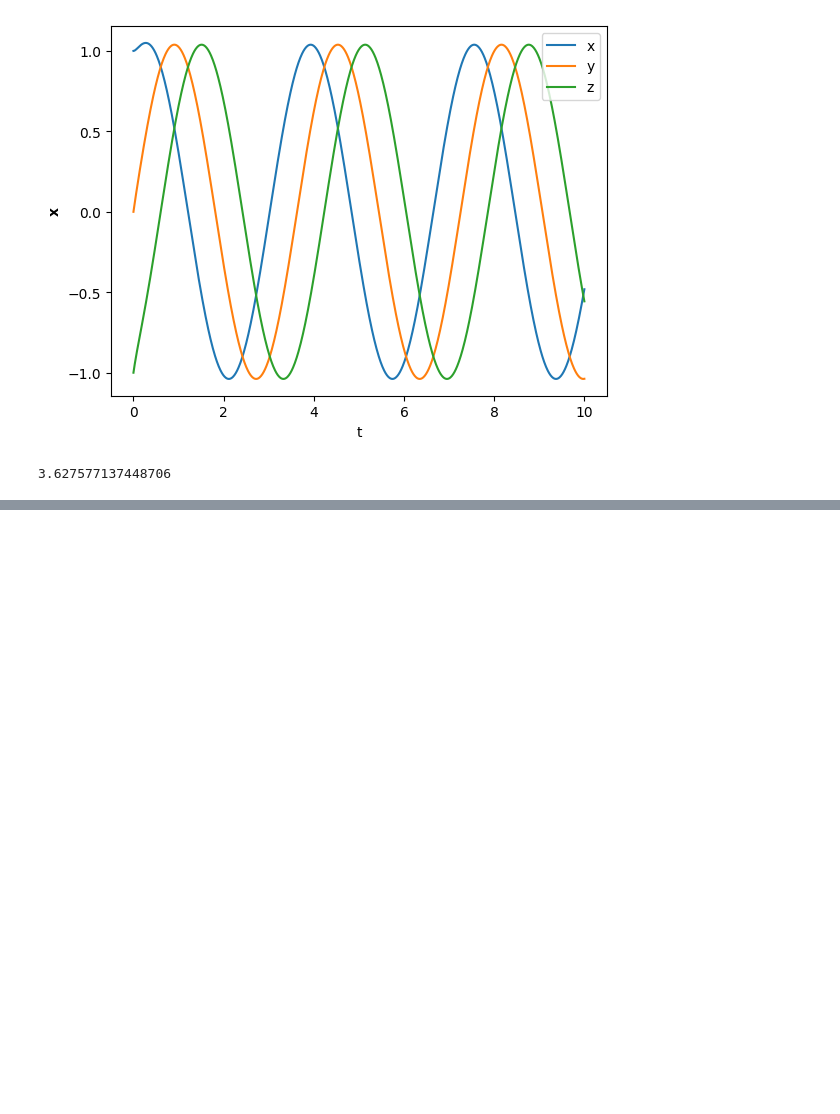
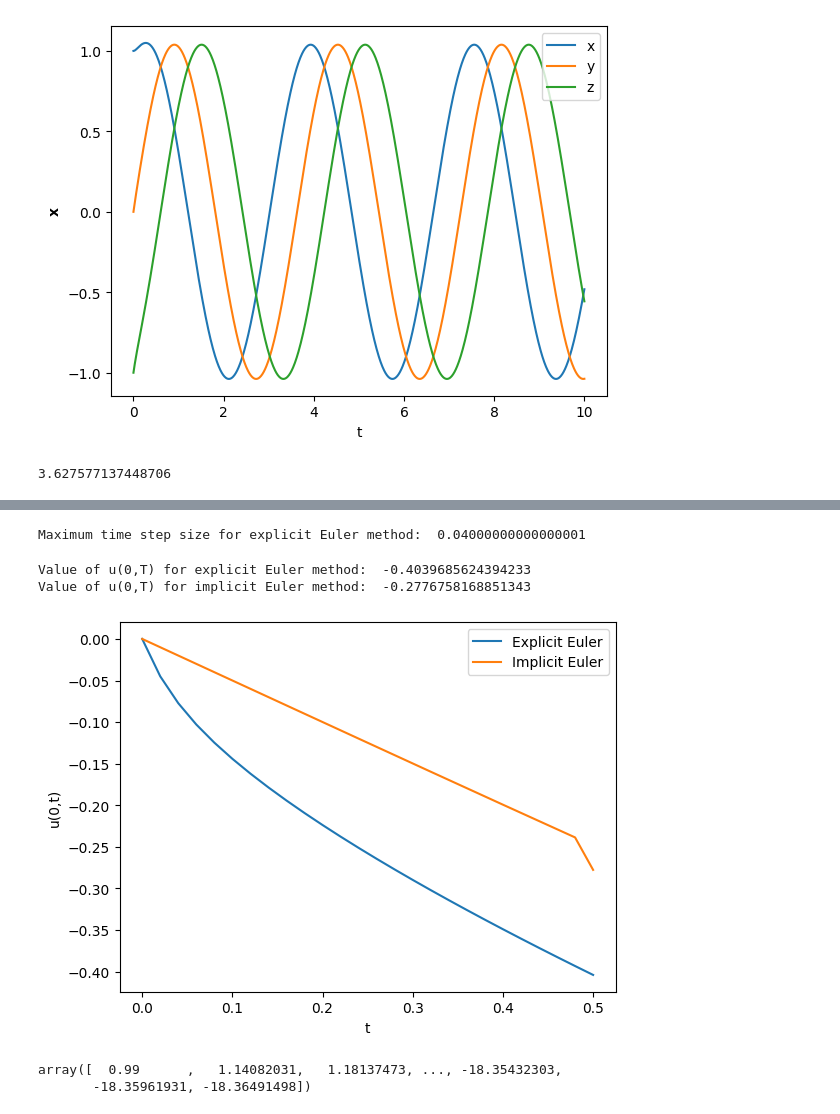
Before and after one commit to barnander/Numerical-Tools-for-Dynamical-Systems, a Jupyter notebook: Coursework.ipynb, the cells around one changed output, grey strips where cells are left out. Saved outputs shown, nothing was run; the diff lists cells and outputs as text; code cells hidden in the pictures; blank space fills up the shorter version.

Commit message:
did some more coursework and fixed mistake of ordering A_sup and A_sub in reform(A) for the explicit euler method

```diff
--- a/Coursework.ipynb
+++ b/Coursework.ipynb
@@ -164,0 +241,58 @@ plt.plot(ps[0,:],xs[0,:])
+# %%
+#Question 4
+#Define problem parameters
+D = 0.5
+L =2
+t0,T = 0, 0.5
+N = 10
+#define the source term q(x,t) = 0
+def q(u,x,t,p):
+    return np.zeros(len(x))
+bc_left = solvers.Boundary_Condition("Neumann",0,1)
+bc_right = solvers.Boundary_Condition("Dirichlet",L,0)
+
+#define initial condition f(x,t0) = u(x,0)
+def f(x,t0):
+    return  0.5 * x * (L - x)
+
+#Compute discretisation of space
+grid = solvers.Grid(N,0,L)
+#find maximum step size that can be used for explicit Euler method
+dt_max = grid.dx**2/(2*D)
+
+print("Maximum time step size for explicit Euler method: ", dt_max)
+# %% [output]
+Maximum time step size for explicit Euler method:  0.04000000000000001
+# %%
+#b)
+#solve using Explicit Euler method
+dt_explicit = 0.5 * dt_max
+explicit = "RK4"
+u_explicit,u_test,x,t_explicit = solvers.diffusion_solve(bc_left,bc_right,f,t0,T,q,p = 0,N=N, D = D, dt = dt_explicit,explicit_solver = explicit)
+
+#solve using Implicit Euler method, solving the arising linear system with the sparse matrix solver
+dt_implicit = 2 * dt_max
+implicit = "sparse"
+#u_implicit,x,t_implicit = solvers.diffusion_solve(bc_left,bc_right,f,t0,T,q,p = 0,N=N, D = D, dt = dt_implicit,implicit_solver = implicit)
+
+#print the value of u(0,T) for both methods
+print("Value of u(0,T) for explicit Euler method: ", u_explicit[0,-1])
+print("Value of u(0,T) for implicit Euler method: ", u_implicit[0,-1])
+
+#plot u(0,t) against t for both methods
+plt.figure()
+plt.plot(t_explicit,u_test, label = "Explicit Euler")
+plt.plot(t_implicit,u_implicit[0,:], label = "Implicit Euler")
+plt.xlabel('t')
+plt.ylabel('u(0,t)')
+plt.legend()
+plt.show()
+# %% [output]
+Value of u(0,T) for explicit Euler method:  -0.4039685624394233
+Value of u(0,T) for implicit Euler method:  -0.2776758168851343
+[figure, added]
+# %%
+(u_explicit[1,:]-u_explicit[0,:])/grid.dx
+# %% [output]
+array([  0.99      ,   1.14082031,   1.18137473, ..., -18.35432303,
+       -18.35961931, -18.36491498])
```
Also changed, not shown: parts of 11 cells of this notebook, 2 other files.
